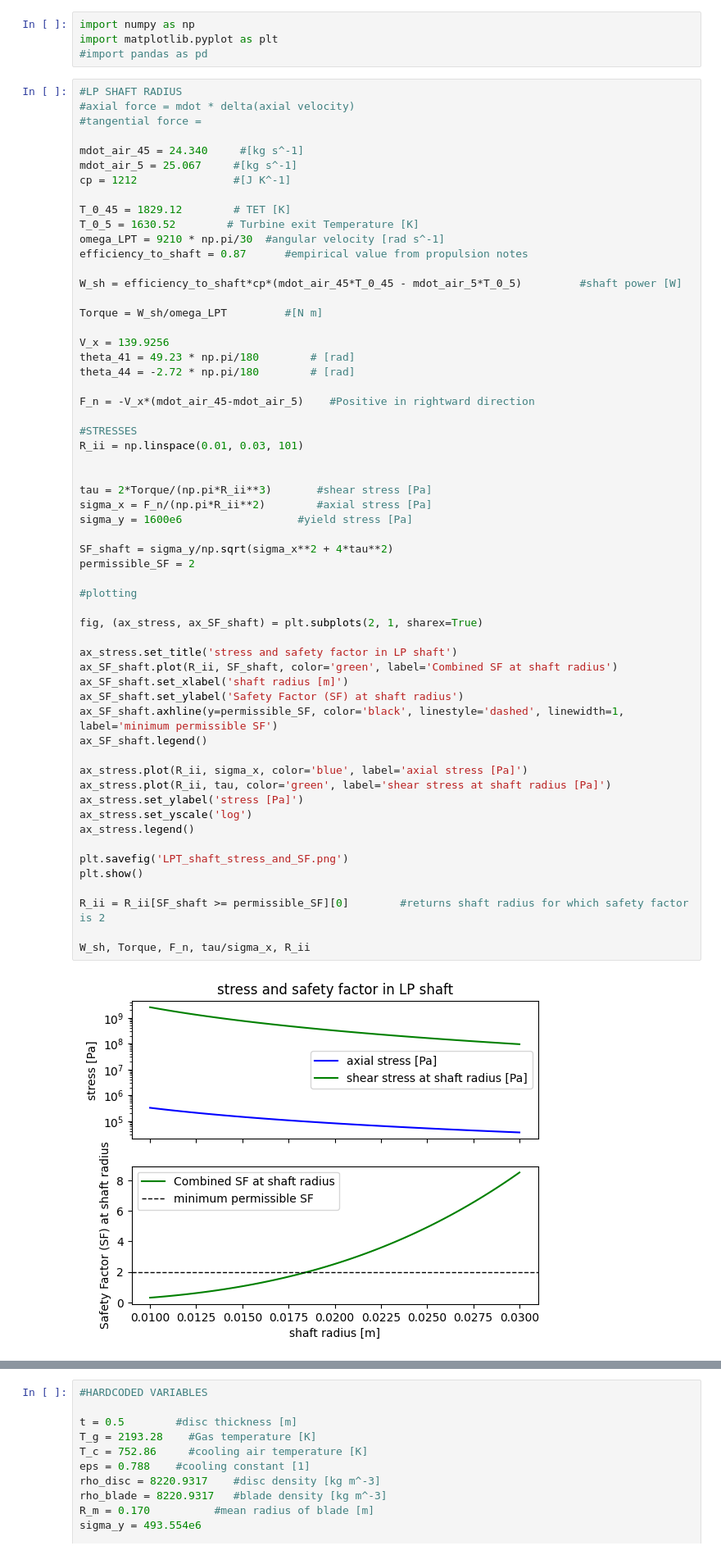
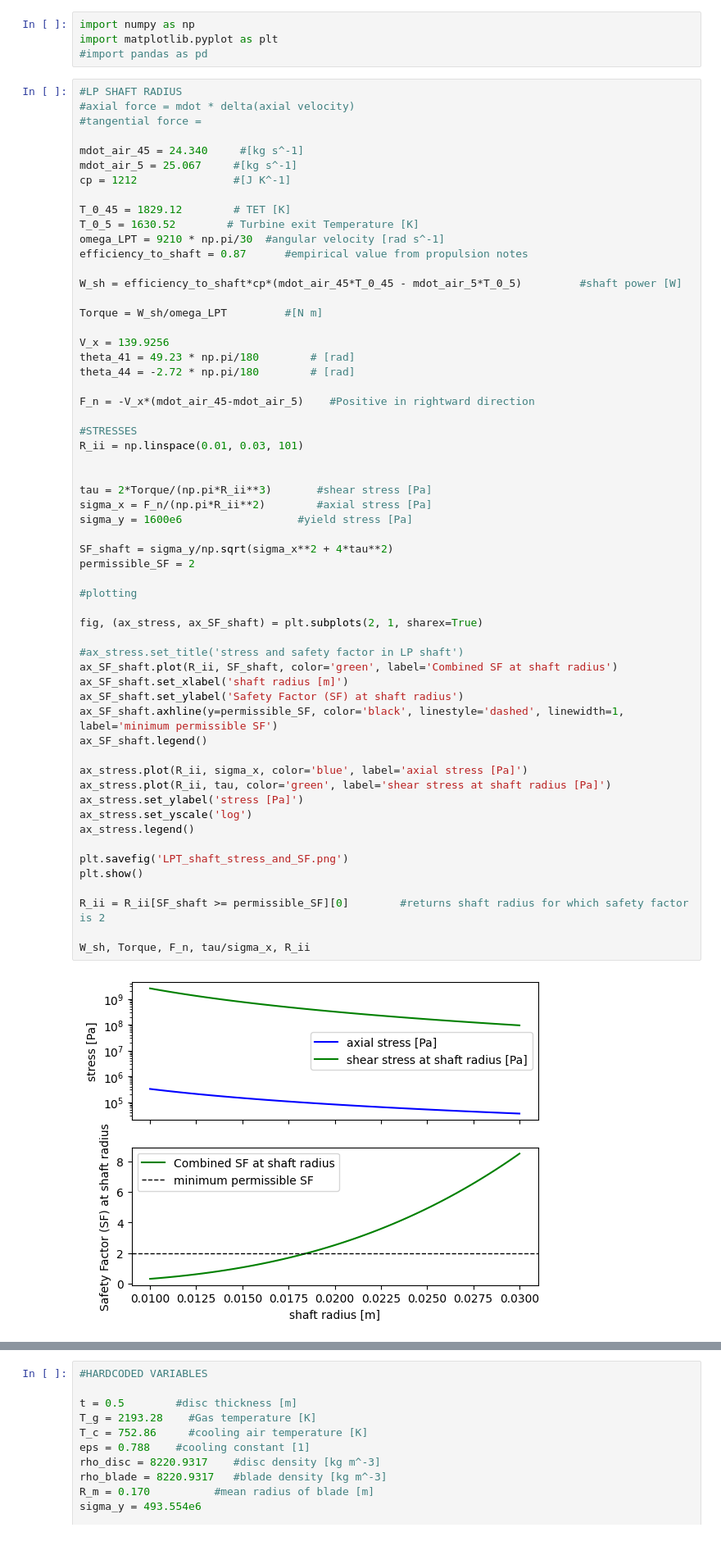
Before and after one commit to thermonuclearCoder/AET, a Jupyter notebook: notebooks_Disc_stresses.ipynb, the cells around one changed output, grey strips where cells are left out. Shown at 82% size. Cells and saved outputs as stored; diff of their text form.

Commit message:
Removed titles from plots`

```diff
--- a/notebooks_Disc_stresses.ipynb
+++ b/notebooks_Disc_stresses.ipynb
@@ -33,35 +33,35 @@ R_ii = np.linspace(0.01, 0.03, 101)
 tau = 2*Torque/(np.pi*R_ii**3)       #shear stress [Pa]
 sigma_x = F_n/(np.pi*R_ii**2)        #axial stress [Pa]
 sigma_y = 1600e6                  #yield stress [Pa]
 
 SF_shaft = sigma_y/np.sqrt(sigma_x**2 + 4*tau**2)
 permissible_SF = 2
 
 #plotting
 
 fig, (ax_stress, ax_SF_shaft) = plt.subplots(2, 1, sharex=True)
 
-ax_stress.set_title('stress and safety factor in LP shaft')
+#ax_stress.set_title('stress and safety factor in LP shaft')
 ax_SF_shaft.plot(R_ii, SF_shaft, color='green', label='Combined SF at shaft radius')
 ax_SF_shaft.set_xlabel('shaft radius [m]')
 ax_SF_shaft.set_ylabel('Safety Factor (SF) at shaft radius')
 ax_SF_shaft.axhline(y=permissible_SF, color='black', linestyle='dashed', linewidth=1, label='minimum permissible SF')
 ax_SF_shaft.legend()
 
 ax_stress.plot(R_ii, sigma_x, color='blue', label='axial stress [Pa]')
 ax_stress.plot(R_ii, tau, color='green', label='shear stress at shaft radius [Pa]')
 ax_stress.set_ylabel('stress [Pa]')
 ax_stress.set_yscale('log')
 ax_stress.legend()
 
 plt.savefig('LPT_shaft_stress_and_SF.png')
 plt.show()
 
 R_ii = R_ii[SF_shaft >= permissible_SF][0]        #returns shaft radius for which safety factor is 2
 
 W_sh, Torque, F_n, tau/sigma_x, R_ii
 # %% [output]
-[figure, old version]
+[figure, new version]
 (3847162.2576624015,
  3988.891792726691,
  101.72591120000004,
```
Also changed, not shown: parts of 3 cells of this notebook, 4 other files.
